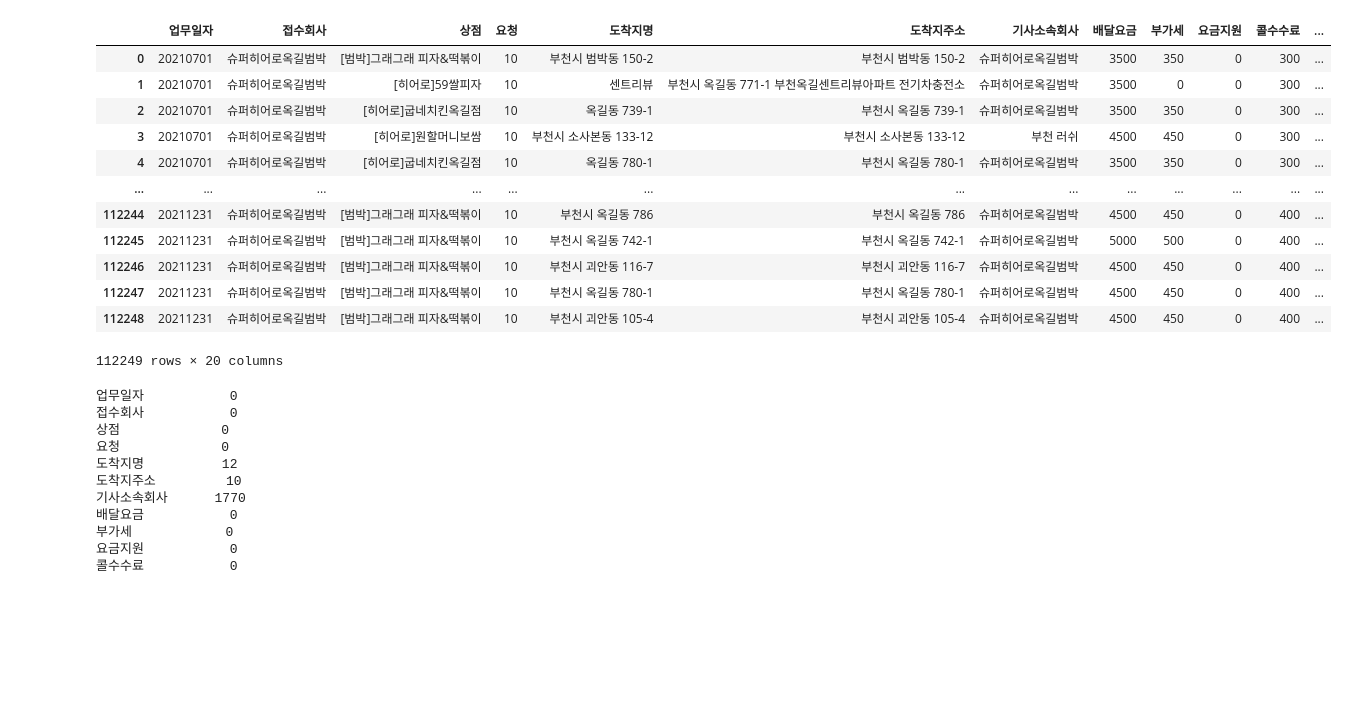
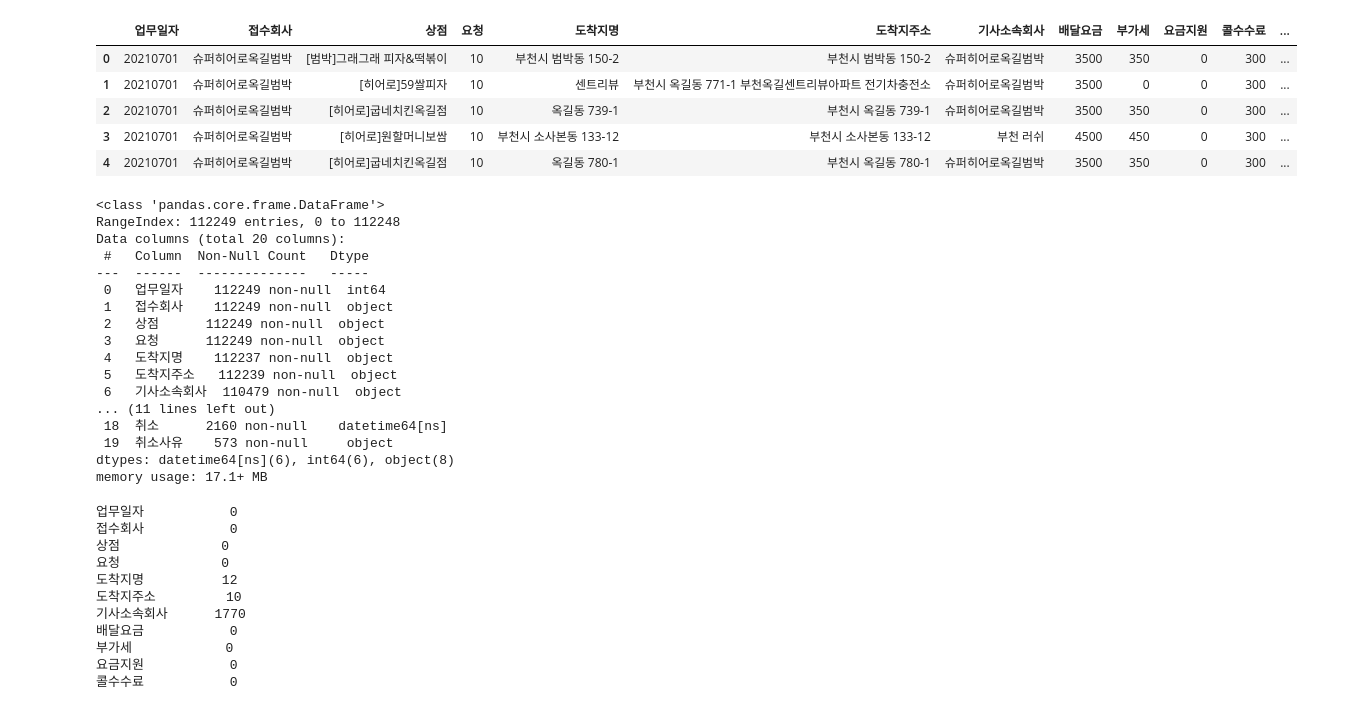
Before and after one commit to ethan528/BBS_Optimal_Position, a Jupyter notebook: EDA.ipynb, the cells around one changed output. Cells and saved outputs as stored; diff of their text form; code cells hidden in the pictures; blank space fills up the shorter version.

```diff
--- a/EDA.ipynb
+++ b/EDA.ipynb
@@ -1,25 +1,38 @@
 # %%
 import pandas as pd
 
 df = pd.read_excel(
     './delivery/21년 7월_22년 6월 수도권제2본부-1.xlsx',
     sheet_name = 4, usecols = [0, 6, 8, 9, 12, 13, 18, 22, 23, 25, 26,
     27, 29, 34, 35, 36, 37, 38, 39, 43])
-df
+df.head()
 # %% [output]
 |  | 업무일자 | 접수회사 | 상점 | 요청 | 도착지명 | 도착지주소 | 기사소속회사 | 배달요금 | 부가세 | 요금지원 | 콜수수료 | ... |
 | 0 | 20210701 | 슈퍼히어로옥길범박 | [범박]그래그래 피자&떡볶이 | 10 | 부천시 범박동 150-2 | 부천시 범박동 150-2 | 슈퍼히어로옥길범박 | 3500 | 350 | 0 | 300 | ... |
 | 1 | 20210701 | 슈퍼히어로옥길범박 | [히어로]59쌀피자 | 10 | 센트리뷰 | 부천시 옥길동 771-1 부천옥길센트리뷰아파트 전기차충전소 | 슈퍼히어로옥길범박 | 3500 | 0 | 0 | 300 | ... |
 | 2 | 20210701 | 슈퍼히어로옥길범박 | [히어로]굽네치킨옥길점 | 10 | 옥길동 739-1 | 부천시 옥길동 739-1 | 슈퍼히어로옥길범박 | 3500 | 350 | 0 | 300 | ... |
 | 3 | 20210701 | 슈퍼히어로옥길범박 | [히어로]원할머니보쌈 | 10 | 부천시 소사본동 133-12 | 부천시 소사본동 133-12 | 부천 러쉬 | 4500 | 450 | 0 | 300 | ... |
 | 4 | 20210701 | 슈퍼히어로옥길범박 | [히어로]굽네치킨옥길점 | 10 | 옥길동 780-1 | 부천시 옥길동 780-1 | 슈퍼히어로옥길범박 | 3500 | 350 | 0 | 300 | ... |
-| ... | ... | ... | ... | ... | ... | ... | ... | ... | ... | ... | ... | ... |
-| 112244 | 20211231 | 슈퍼히어로옥길범박 | [범박]그래그래 피자&떡볶이 | 10 | 부천시 옥길동 786 | 부천시 옥길동 786 | 슈퍼히어로옥길범박 | 4500 | 450 | 0 | 400 | ... |
-| 112245 | 20211231 | 슈퍼히어로옥길범박 | [범박]그래그래 피자&떡볶이 | 10 | 부천시 옥길동 742-1 | 부천시 옥길동 742-1 | 슈퍼히어로옥길범박 | 5000 | 500 | 0 | 400 | ... |
-| 112246 | 20211231 | 슈퍼히어로옥길범박 | [범박]그래그래 피자&떡볶이 | 10 | 부천시 괴안동 116-7 | 부천시 괴안동 116-7 | 슈퍼히어로옥길범박 | 4500 | 450 | 0 | 400 | ... |
-| 112247 | 20211231 | 슈퍼히어로옥길범박 | [범박]그래그래 피자&떡볶이 | 10 | 부천시 옥길동 780-1 | 부천시 옥길동 780-1 | 슈퍼히어로옥길범박 | 4500 | 450 | 0 | 400 | ... |
-| 112248 | 20211231 | 슈퍼히어로옥길범박 | [범박]그래그래 피자&떡볶이 | 10 | 부천시 괴안동 105-4 | 부천시 괴안동 105-4 | 슈퍼히어로옥길범박 | 4500 | 450 | 0 | 400 | ... |
-112249 rows × 20 columns
+# %%
+df.info()
+# %% [output]
+<class 'pandas.core.frame.DataFrame'>
+RangeIndex: 112249 entries, 0 to 112248
+Data columns (total 20 columns):
+ #   Column  Non-Null Count   Dtype
+---  ------  --------------   -----
+ 0   업무일자    112249 non-null  int64
+ 1   접수회사    112249 non-null  object
+ 2   상점      112249 non-null  object
+ 3   요청      112249 non-null  object
+ 4   도착지명    112237 non-null  object
+ 5   도착지주소   112239 non-null  object
+ 6   기사소속회사  110479 non-null  object
+... (11 lines left out)
+ 18  취소      2160 non-null    datetime64[ns]
+ 19  취소사유    573 non-null     object
+dtypes: datetime64[ns](6), int64(6), object(8)
+memory usage: 17.1+ MB
 # %%
 df.isna().sum()
 # %% [output]
```
Also changed, not shown: parts of 23 cells of this notebook.
